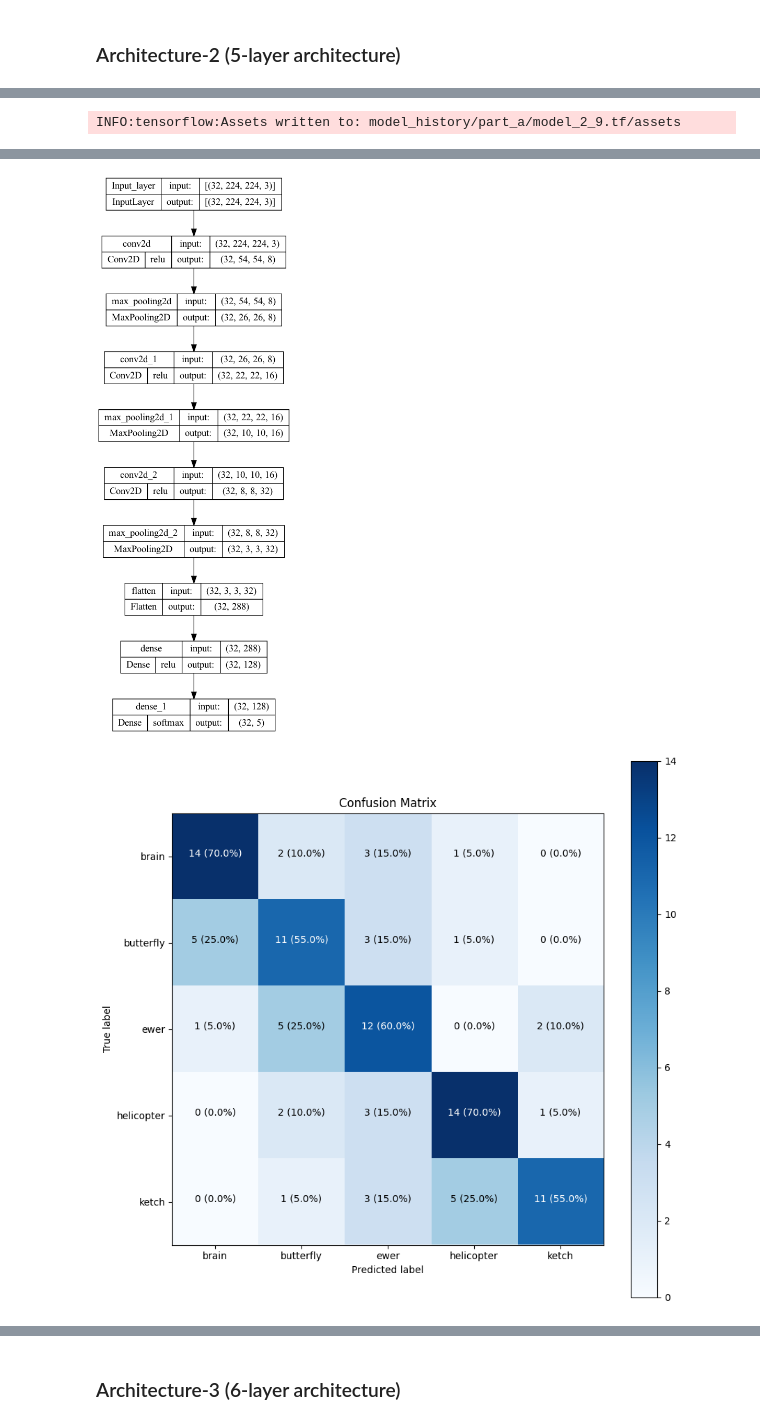
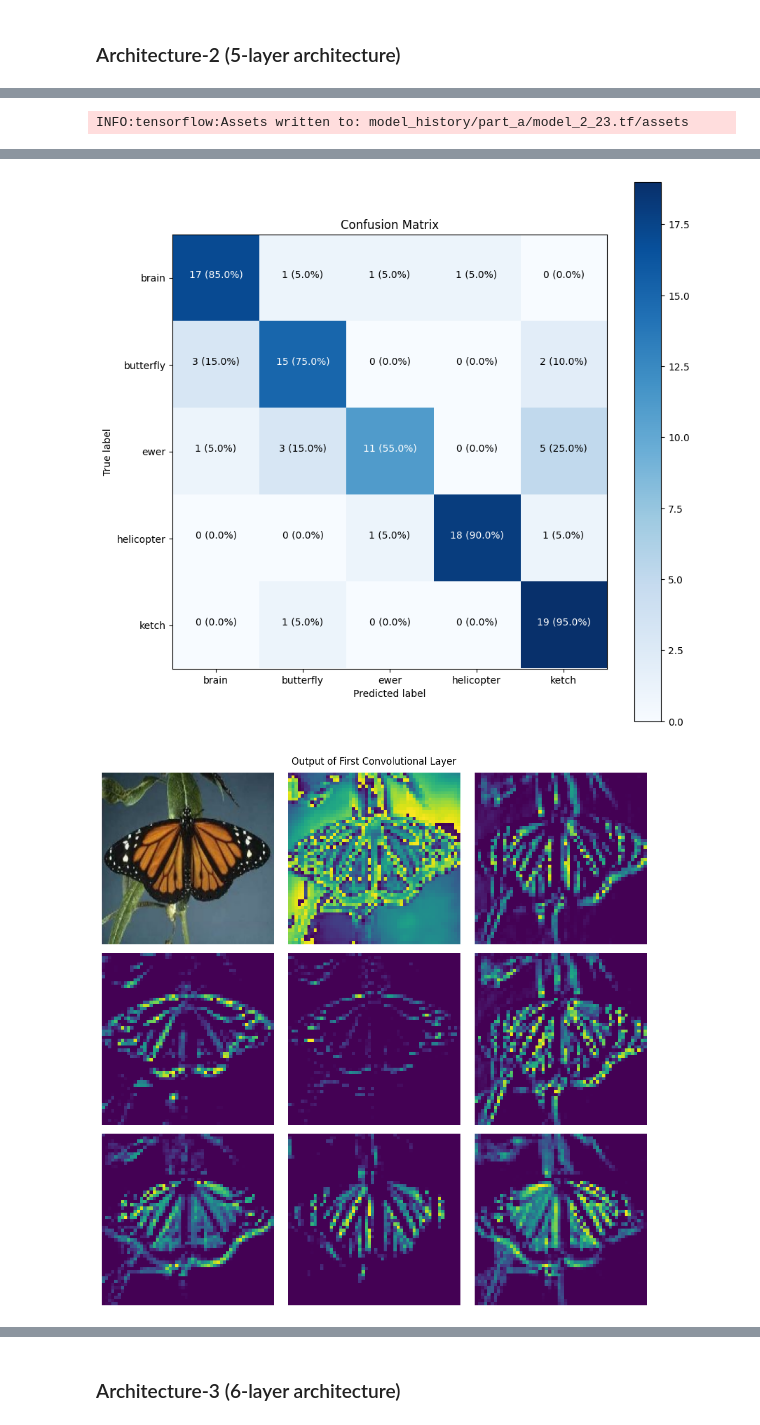
Before and after one commit to yashgupta1299/Object-Insight, a Jupyter notebook: a.ipynb, the cells around one changed output, grey strips where cells are left out. Drawn from its saved outputs; the diff is of its cells as text; code cells hidden in the pictures.

```diff
--- a/a.ipynb
+++ b/a.ipynb
@@ -280,10 +280,7 @@ def showResults(model, history):
     # plottingModel(model)
     makingPredictionWithCM(model)
 
-def plotting_output(outp, title, represantation = 0):
-    shift = 0
-    if(represantation == 1):
-        shift = 8
+def plotting_output(outp, title, shift = 0):
     fig, ax = plt.subplots(3,3, figsize=(10,10))
     ax = ax.reshape(-1)
     ax = ax.reshape(-1)
@@ -340,8 +337,8 @@ model_saver = ModelSaving()
 
 # This means if for 5 epochs the accuracy has no progress on
 # the validation set then it would stop and store the previous best value.
-early_stopping_cb = keras.callbacks.EarlyStopping(monitor='loss',
-                                                  patience=1,
+early_stopping_cb = keras.callbacks.EarlyStopping(monitor='val_loss',
+                                                  patience=5,
                                                   min_delta=threshold_val,
                                                   mode='min',
                                                   restore_best_weights=False,
@@ -434,9 +431,5 @@ history_1 = model_1.fit(train_data,
 df_history_1 = pd.DataFrame(history_1.history)
 showResults(model_1, df_history_1)
 
-y1, y2 = model_1.intermediate_output(tf.expand_dims(img1, axis=0))
-plotting_output(y1, 'Output of First Convolutional Layer', 0)
-plotting_output(y2, 'Output of Second Convolutional Layer', 1)
-
 plot_model(model_1.build_graph(), to_file=f'model_images/model.png', show_shapes=True, show_layer_activations=True, expand_nested=True)
 # %% [output]
@@ -467,10 +458,10 @@ class CNN_II(Model):
 
         self.m_name = m_name
         self.inp = keras.layers.InputLayer(input_shape=(IMG_SIZE[0], IMG_SIZE[1], CHANNELS))
-        self.l1 = keras.layers.Conv2D(filters=8, kernel_size=11, strides=4, activation="relu", kernel_initializer=initializer_1)
-        self.l2 = keras.layers.MaxPool2D(pool_size=3, strides=2)
+        self.l1 = keras.layers.Conv2D(filters=8, kernel_size=11, strides=4, activation="relu", kernel_initializer=initializer_1, name="l1_Conv2d_1")
+        self.l2 = keras.layers.MaxPool2D(pool_size=3, strides=2, name="l2_MaxPool2D_1")
 
-        self.l3 = keras.layers.Conv2D(filters=16, kernel_size=5, strides=1, activation="relu", kernel_initializer=initializer_2)
+        self.l3 = keras.layers.Conv2D(filters=16, kernel_size=5, strides=1, activation="relu", kernel_initializer=initializer_2, name="l3_Conv2d_2")
         self.l4 = keras.layers.MaxPool2D(pool_size=3, strides=2)
 
         self.l5 = keras.layers.Conv2D(filters=32, kernel_size=3, strides=1, activation="relu", kernel_initializer=initializer_3)
@@ -480,6 +471,16 @@ class CNN_II(Model):
         self.l8 = keras.layers.Dense(128, activation="relu", kernel_initializer=initializer_4)
 
         self.out = keras.layers.Dense(5, activation="softmax", kernel_initializer=initializer_5)
+
+    def intermediate_output(self, my_input):
+        x = self.inp(my_input)
+        y1 = self.l1(x)
+        x = self.l2(y1)
+        y2 = self.l3(x)
+        x = self.l4(y2)
+        x = self.l5(x)
+        return (y1, y2, x)
+
 
     def call(self, inputs, isBuildGraph=False):
         x = inputs
@@ -512,7 +513,15 @@ tf.random.set_seed(random_state_global)
 model_2 = CNN_II(m_name='model_2')
 
 # Build the model
+
 model_2.build(input_shape=(batch_size_val, IMG_SIZE[0], IMG_SIZE[1], CHANNELS))
+
+weights1 =  model_1.get_layer('l1_Conv2d_1').get_weights()
+weights2 =  model_1.get_layer('l2_MaxPool2D_1').get_weights()
+
+model_2.get_layer('l1_Conv2d_1').set_weights(weights1)
+model_2.get_layer('l2_MaxPool2D_1').set_weights(weights2)
+
 model_2.summary()
 
 # Compile the model
@@ -533,6 +542,12 @@ history_2 = model_2.fit(train_data,
 
 df_history_2 = pd.DataFrame(history_2.history)
 showResults(model_2, df_history_2)
+
+y1, y2, y3 = model_2.intermediate_output(tf.expand_dims(img1, axis=0))
+plotting_output(y1, 'Output of First Convolutional Layer', 0)
+plotting_output(y2, 'Output of Second Convolutional Layer', 4)
+plotting_output(y3, 'Output of Last Convolutional Layer', 8)
+
 plot_model(model_2.build_graph(),to_file=f'model_images/model.png', show_shapes=True, show_layer_activations=True, expand_nested=True)
 # %% [output]
 Model: "model_2"
@@ -559 +574 @@ INFO:tensorflow:Assets written to: model_history/part_a/model_2_9.tf/assets
-INFO:tensorflow:Assets written to: model_history/part_a/model_2_9.tf/assets
+INFO:tensorflow:Assets written to: model_history/part_a/model_2_23.tf/assets
@@ -569,2 +584,2 @@ Test Accuracy for model: 62.00%
-[figure, old version]
+[figure, new version]
-[figure, old version]
+[figure, new version]
```
Also changed, not shown: parts of 5 cells of this notebook, 28 other files.
